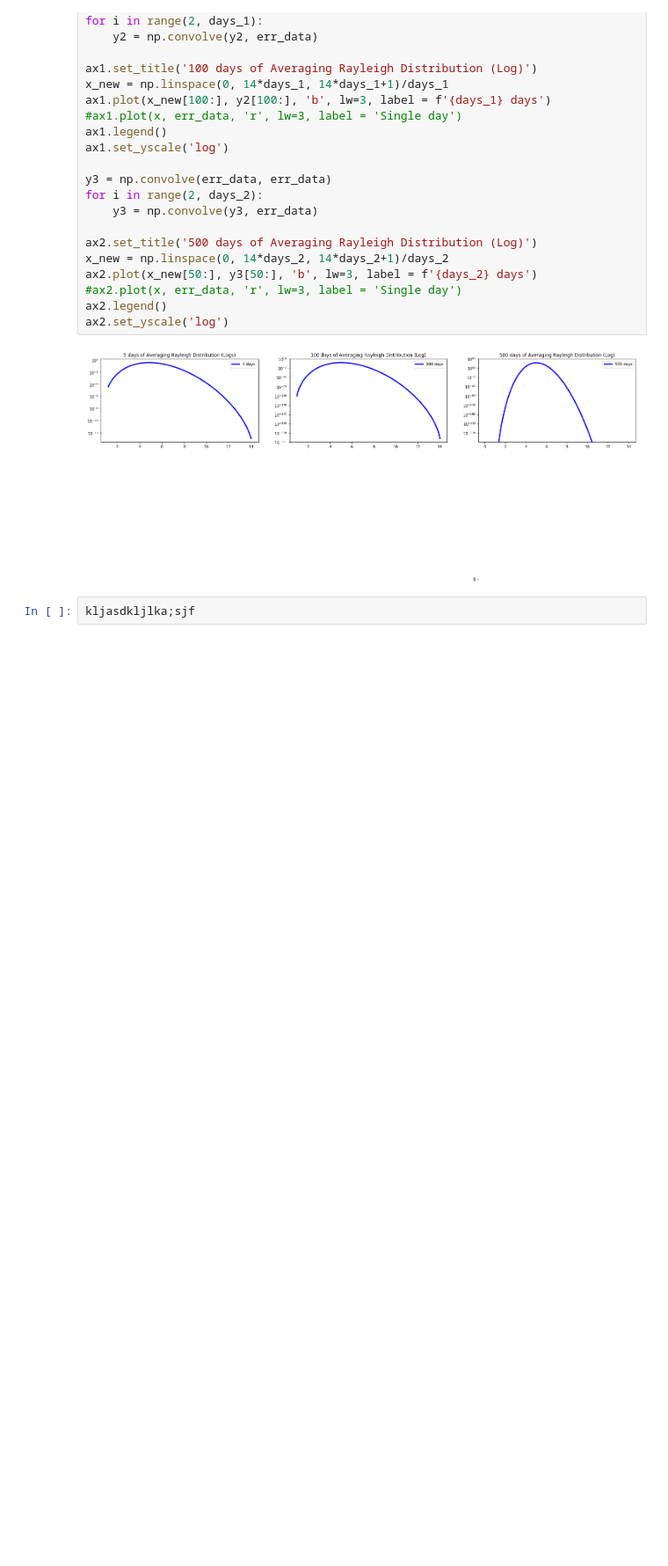
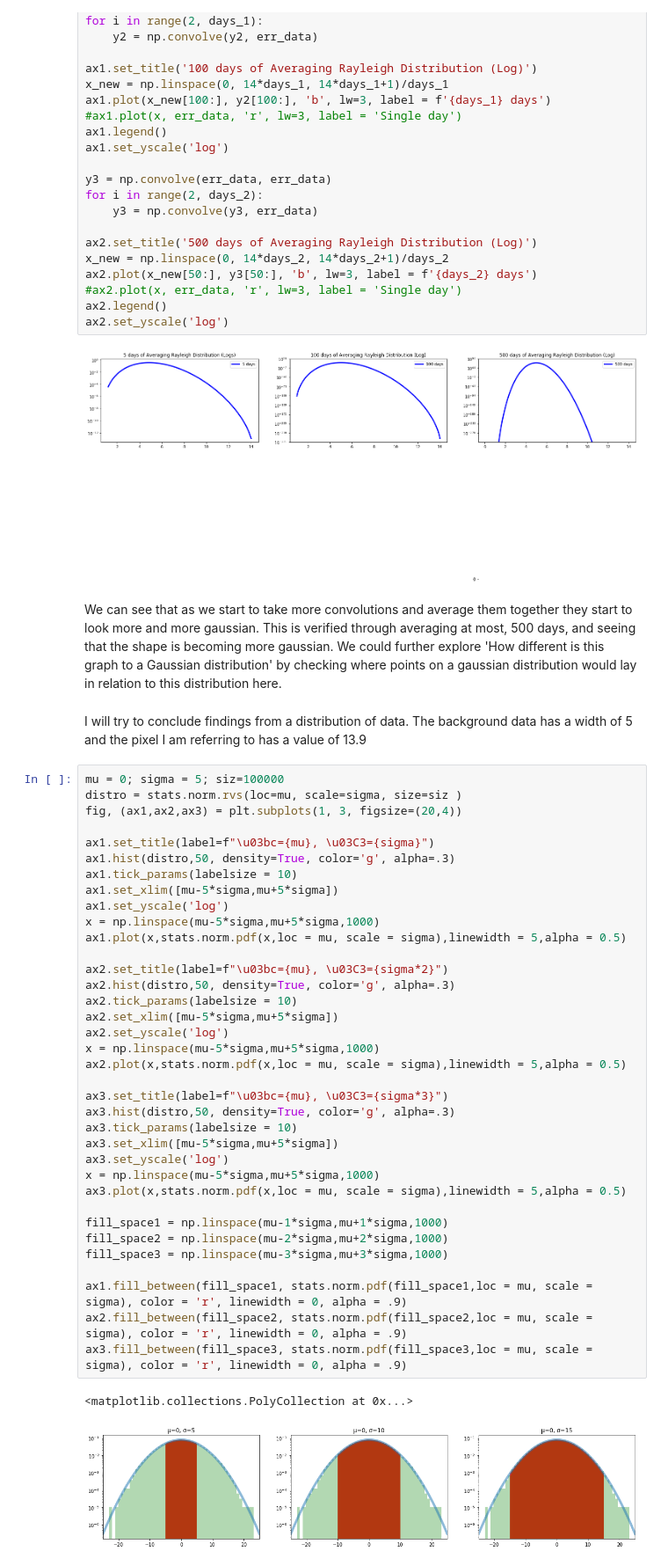
Before and after one commit to MikePhen12/Phys_434_portfolio, a Jupyter notebook: Lab_2.ipynb, the cells around one changed output. Shown at 88% size. Saved outputs shown, nothing was run; the diff lists cells and outputs as text; blank space fills up the shorter version.

```diff
--- a/Lab_2.ipynb
+++ b/Lab_2.ipynb
@@ -320,5 +320,46 @@ ax2.legend()
 ax2.set_yscale('log')
 # %% [output]
 [figure]
-# %%
-kljasdkljlka;sjf
+# %% [markdown]
+We can see that as we start to take more convolutions and average them together they start to look more and more gaussian. This is verified through averaging at most, 500 days, and seeing that the shape is becoming more gaussian. We could further explore 'How different is this graph to a Gaussian distribution' by checking where points on a gaussian distribution would lay in relation to this distribution here.
+# %% [markdown]
+I will try to conclude findings from a distribution of data. The background data has a width of 5 and the pixel I am referring to has a value of 13.9
+# %%
+mu = 0; sigma = 5; siz=100000
+distro = stats.norm.rvs(loc=mu, scale=sigma, size=siz )
+fig, (ax1,ax2,ax3) = plt.subplots(1, 3, figsize=(20,4))
+
+ax1.set_title(label=f"\u03bc={mu}, \u03C3={sigma}")
+ax1.hist(distro,50, density=True, color='g', alpha=.3)
+ax1.tick_params(labelsize = 10)
+ax1.set_xlim([mu-5*sigma,mu+5*sigma])
+ax1.set_yscale('log')
+x = np.linspace(mu-5*sigma,mu+5*sigma,1000)
+ax1.plot(x,stats.norm.pdf(x,loc = mu, scale = sigma),linewidth = 5,alpha = 0.5)
+
+ax2.set_title(label=f"\u03bc={mu}, \u03C3={sigma*2}")
+ax2.hist(distro,50, density=True, color='g', alpha=.3)
+ax2.tick_params(labelsize = 10)
+ax2.set_xlim([mu-5*sigma,mu+5*sigma])
+ax2.set_yscale('log')
+x = np.linspace(mu-5*sigma,mu+5*sigma,1000)
+ax2.plot(x,stats.norm.pdf(x,loc = mu, scale = sigma),linewidth = 5,alpha = 0.5)
+
+ax3.set_title(label=f"\u03bc={mu}, \u03C3={sigma*3}")
+ax3.hist(distro,50, density=True, color='g', alpha=.3)
+ax3.tick_params(labelsize = 10)
+ax3.set_xlim([mu-5*sigma,mu+5*sigma])
+ax3.set_yscale('log')
+x = np.linspace(mu-5*sigma,mu+5*sigma,1000)
+ax3.plot(x,stats.norm.pdf(x,loc = mu, scale = sigma),linewidth = 5,alpha = 0.5)
+
+fill_space1 = np.linspace(mu-1*sigma,mu+1*sigma,1000)
+fill_space2 = np.linspace(mu-2*sigma,mu+2*sigma,1000)
+fill_space3 = np.linspace(mu-3*sigma,mu+3*sigma,1000)
+
+ax1.fill_between(fill_space1, stats.norm.pdf(fill_space1,loc = mu, scale = sigma), color = 'r', linewidth = 0, alpha = .9)
+ax2.fill_between(fill_space2, stats.norm.pdf(fill_space2,loc = mu, scale = sigma), color = 'r', linewidth = 0, alpha = .9)
+ax3.fill_between(fill_space3, stats.norm.pdf(fill_space3,loc = mu, scale = sigma), color = 'r', linewidth = 0, alpha = .9)
+# %% [output]
+<matplotlib.collections.PolyCollection at 0x...>
+[figure, added]
```
Also changed, not shown: parts of 9 cells of this notebook.
